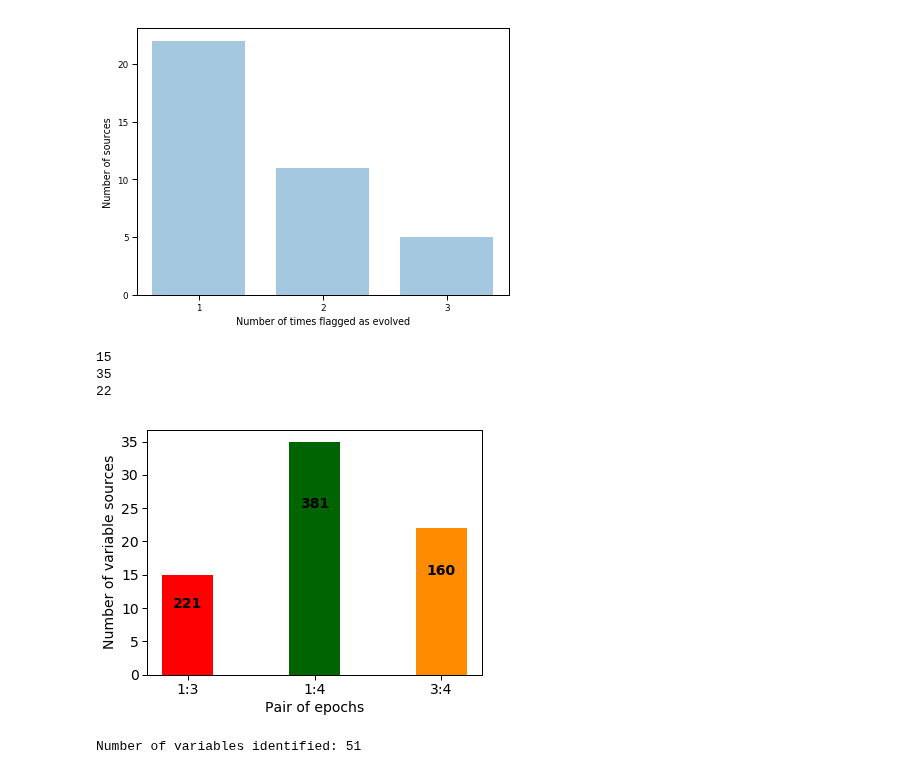
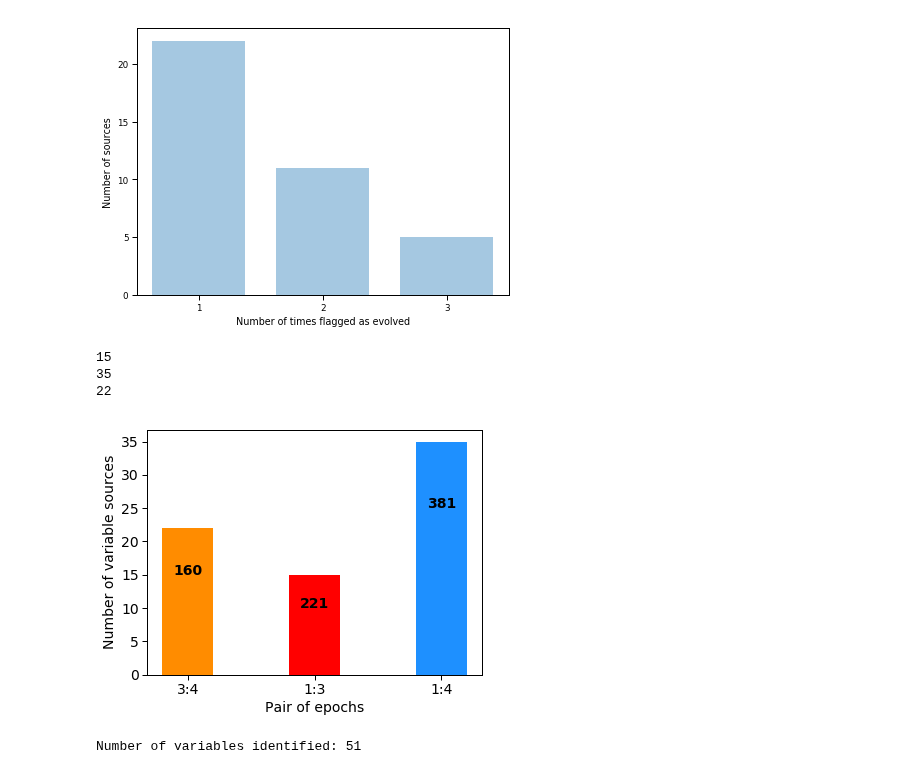
Before and after one commit to MichaelSharp7/M32, a Jupyter notebook: M32_CMD_CCD_bgd_correct.ipynb, the cells around one changed output. Cells and saved outputs as stored; diff of their text form; code cells hidden in the pictures.

```diff
--- a/M32_CMD_CCD_bgd_correct.ipynb
+++ b/M32_CMD_CCD_bgd_correct.ipynb
@@ -253,41 +404,42 @@ Dust production rate limits:  3.99e-10  -  1.75e-09 M_sol/yr
 # NB: can check these numbers from _clean.ipynb when variables were assigned
 var_num_1_3 = len((np.where(clean_data['variable_1_3']==1))[0])
 print(var_num_1_3)
 var_num_1_4 = len((np.where(clean_data['variable_1_4']==1))[0])
 print(var_num_1_4)
 var_num_3_4 = len((np.where(clean_data['variable_3_4']==1))[0])
 print(var_num_3_4)
-number_spread = np.array([var_num_1_3,var_num_1_4,var_num_3_4])
+number_spread = np.array([var_num_3_4,var_num_1_3,var_num_1_4])
 
 plt.rc('font', family='sans-serif')
 plt.rc("xtick", labelsize=14)
 plt.rc("ytick", labelsize=14)
 plt.rc("axes", labelsize=14)
 plt.rc("legend", fontsize=14)
 ig = plt.figure(figsize=(6,4.5))
 
-bars = ('1:3', '1:4', '3:4')
-# Choose the position of each barplots on the x-axis (space=1,4,3,1)
+bars = ('3:4', '1:3', '1:4')
+# Choose the position of each barplot on the x-axis
 y_pos = [1,3,5]
 # Create bars
-plt.bar(y_pos, number_spread,color=['red','darkgreen','darkorange'])
+plt.bar(y_pos, number_spread,color=['darkorange','red','dodgerblue'])
 # Create names on the x-axis
 plt.xticks(y_pos, bars)
 plt.xlabel("Pair of epochs")
 plt.ylabel("Number of variable sources")
 
 # Add baselines to the bars
-plt.annotate("221", [1, 10], horizontalalignment='center', size=14, color='black',weight='bold')
-plt.annotate("381", [3, 25], horizontalalignment='center', size=14, color='black',weight='bold')
-plt.annotate("160", [5, 15], horizontalalignment='center', size=14, color='black',weight='bold')
+plt.annotate("160", [1, 15], horizontalalignment='center', size=14, color='black',weight='bold')
+plt.annotate("221", [3, 10], horizontalalignment='center', size=14, color='black',weight='bold')
+plt.annotate("381", [5, 25], horizontalalignment='center', size=14, color='black',weight='bold')
+
 
 # Show graphic
 plt.show()
 # %% [output]
 15
 35
 22
-[figure, old version]
+[figure, new version]
 # %%
 # Find variable sources!
 # Class a source as variable if it shows variability in at least one epoch pair
```
Also changed, not shown: parts of 15 cells of this notebook, 3 other files.
